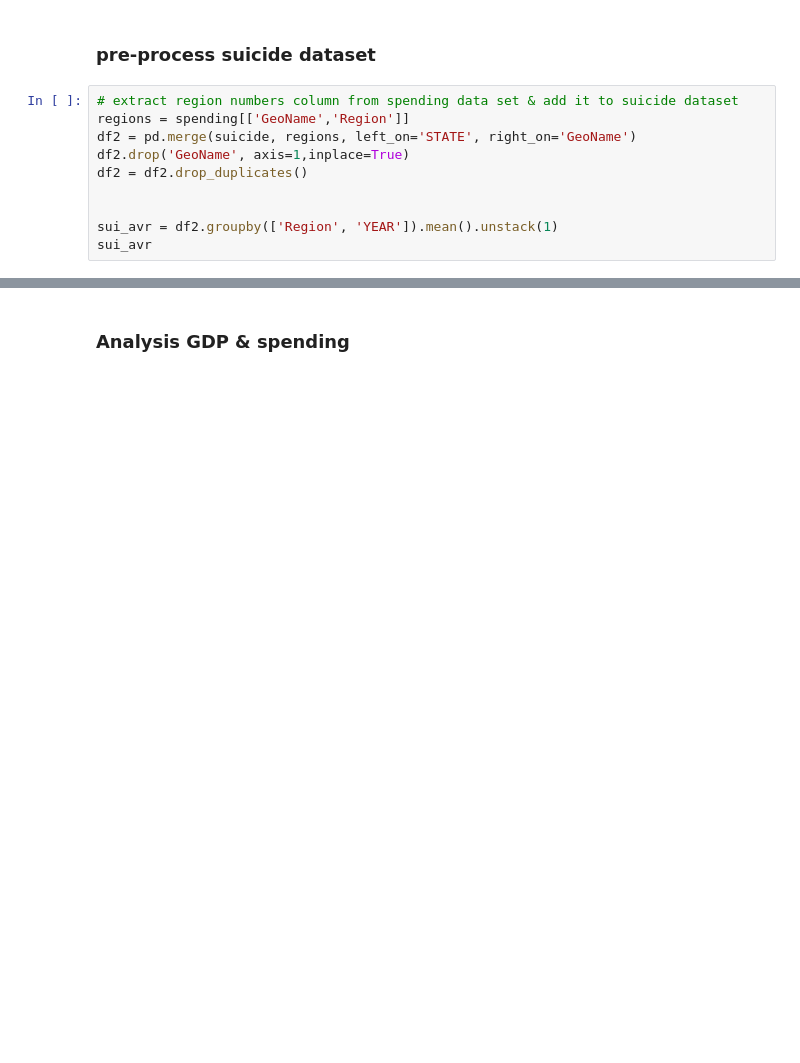
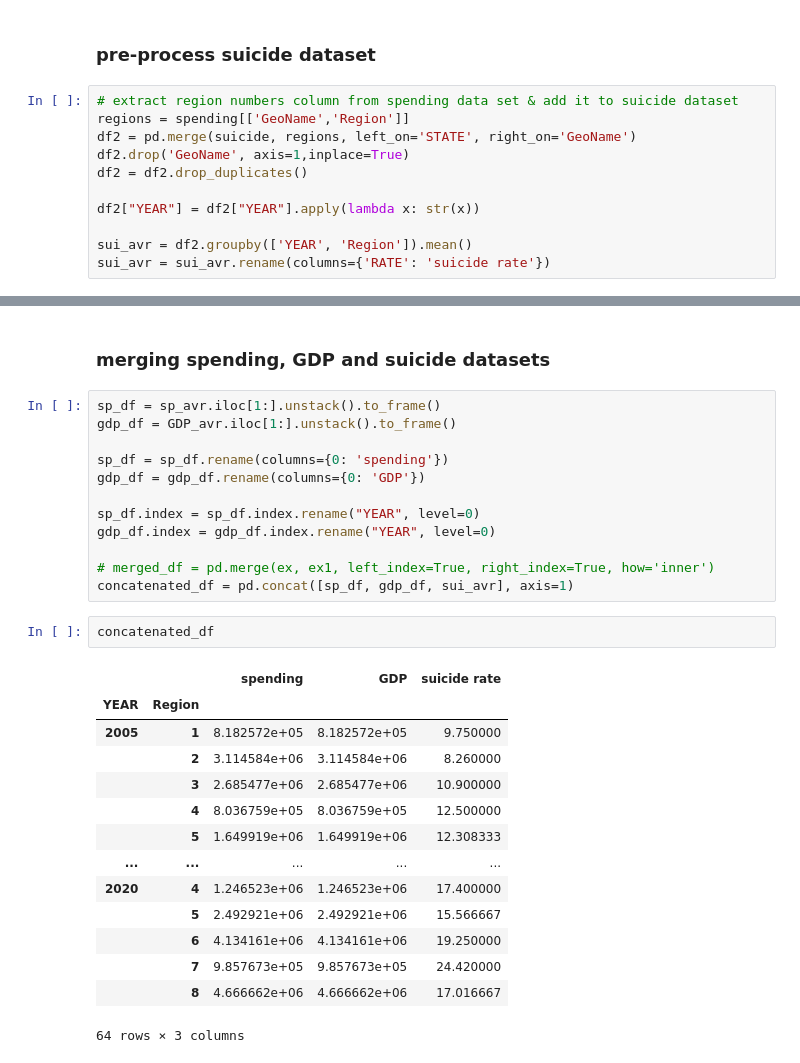
Before and after one commit to MajdAlali99/Data-Wrangling-Project, a Jupyter notebook: Majd/EconomicalFactors-SuicideRate-Analysis.ipynb, the cells around one changed output, grey strips where cells are left out. Cells and saved outputs as stored; diff of their text form; blank space fills up the shorter version.

Commit message:
merging datasets

```diff
--- a/Majd/EconomicalFactors-SuicideRate-Analysis.ipynb
+++ b/Majd/EconomicalFactors-SuicideRate-Analysis.ipynb
@@ -133,6 +133,7 @@ df2 = pd.merge(suicide, regions, left_on='STATE', right_on='GeoName')
 df2.drop('GeoName', axis=1,inplace=True)
 df2 = df2.drop_duplicates()
 
+df2["YEAR"] = df2["YEAR"].apply(lambda x: str(x))
 
-sui_avr = df2.groupby(['Region', 'YEAR']).mean().unstack(1)
-sui_avr
+sui_avr = df2.groupby(['YEAR', 'Region']).mean()
+sui_avr = sui_avr.rename(columns={'RATE': 'suicide rate'})
@@ -151,2 +140,31 @@ sui_avr
-# %% [markdown]
-### Analysis GDP & spending
+# %% [markdown]
+### merging spending, GDP and suicide datasets
+# %%
+sp_df = sp_avr.iloc[1:].unstack().to_frame()
+gdp_df = GDP_avr.iloc[1:].unstack().to_frame()
+
+sp_df = sp_df.rename(columns={0: 'spending'})
+gdp_df = gdp_df.rename(columns={0: 'GDP'})
+
+sp_df.index = sp_df.index.rename("YEAR", level=0)
+gdp_df.index = gdp_df.index.rename("YEAR", level=0)
+
+# merged_df = pd.merge(ex, ex1, left_index=True, right_index=True, how='inner')
+concatenated_df = pd.concat([sp_df, gdp_df, sui_avr], axis=1)
+# %%
+concatenated_df
+# %% [output]
+|  |  | spending | GDP | suicide rate |
+| YEAR | Region |  |  |  |
+| 2005 | 1 | 8.182572e+05 | 8.182572e+05 | 9.750000 |
+|  | 2 | 3.114584e+06 | 3.114584e+06 | 8.260000 |
+|  | 3 | 2.685477e+06 | 2.685477e+06 | 10.900000 |
+|  | 4 | 8.036759e+05 | 8.036759e+05 | 12.500000 |
+|  | 5 | 1.649919e+06 | 1.649919e+06 | 12.308333 |
+| ... | ... | ... | ... | ... |
+| 2020 | 4 | 1.246523e+06 | 1.246523e+06 | 17.400000 |
+|  | 5 | 2.492921e+06 | 2.492921e+06 | 15.566667 |
+|  | 6 | 4.134161e+06 | 4.134161e+06 | 19.250000 |
+|  | 7 | 9.857673e+05 | 9.857673e+05 | 24.420000 |
+|  | 8 | 4.666662e+06 | 4.666662e+06 | 17.016667 |
+64 rows × 3 columns
```
Also changed, not shown: parts of 2 cells of this notebook.
